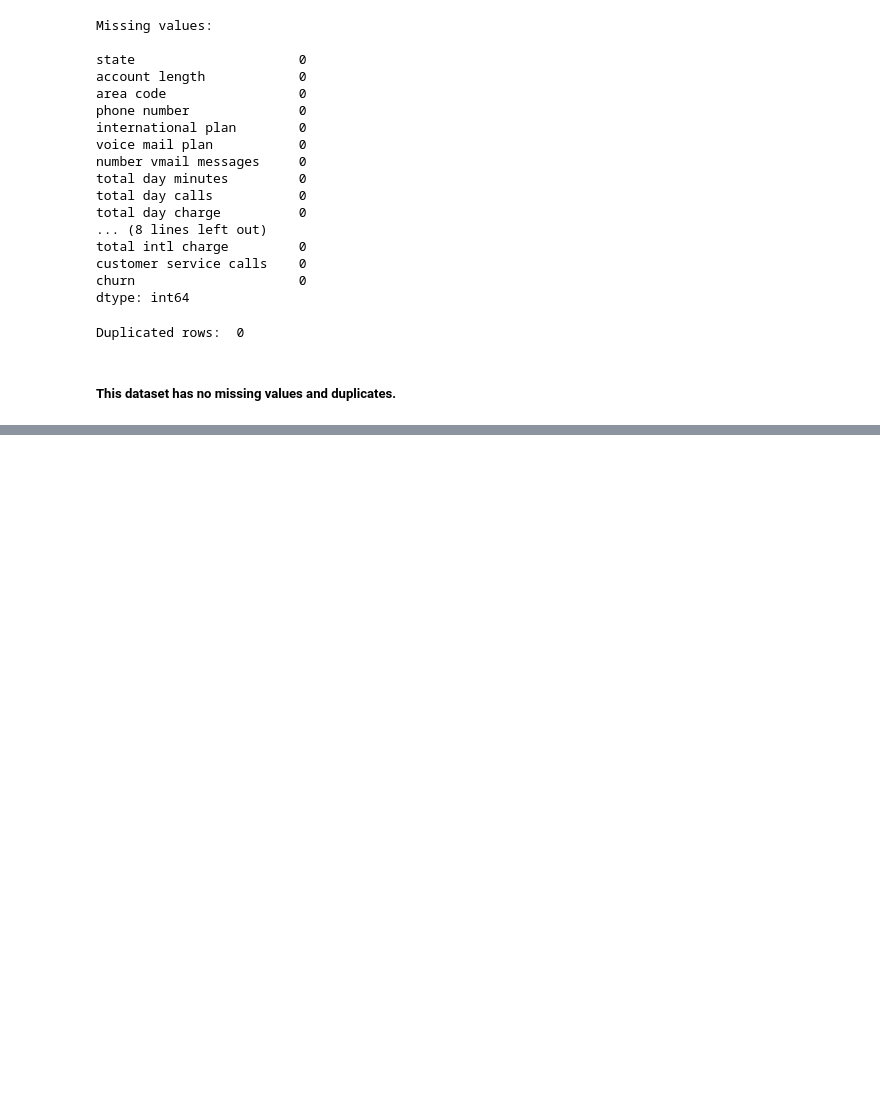
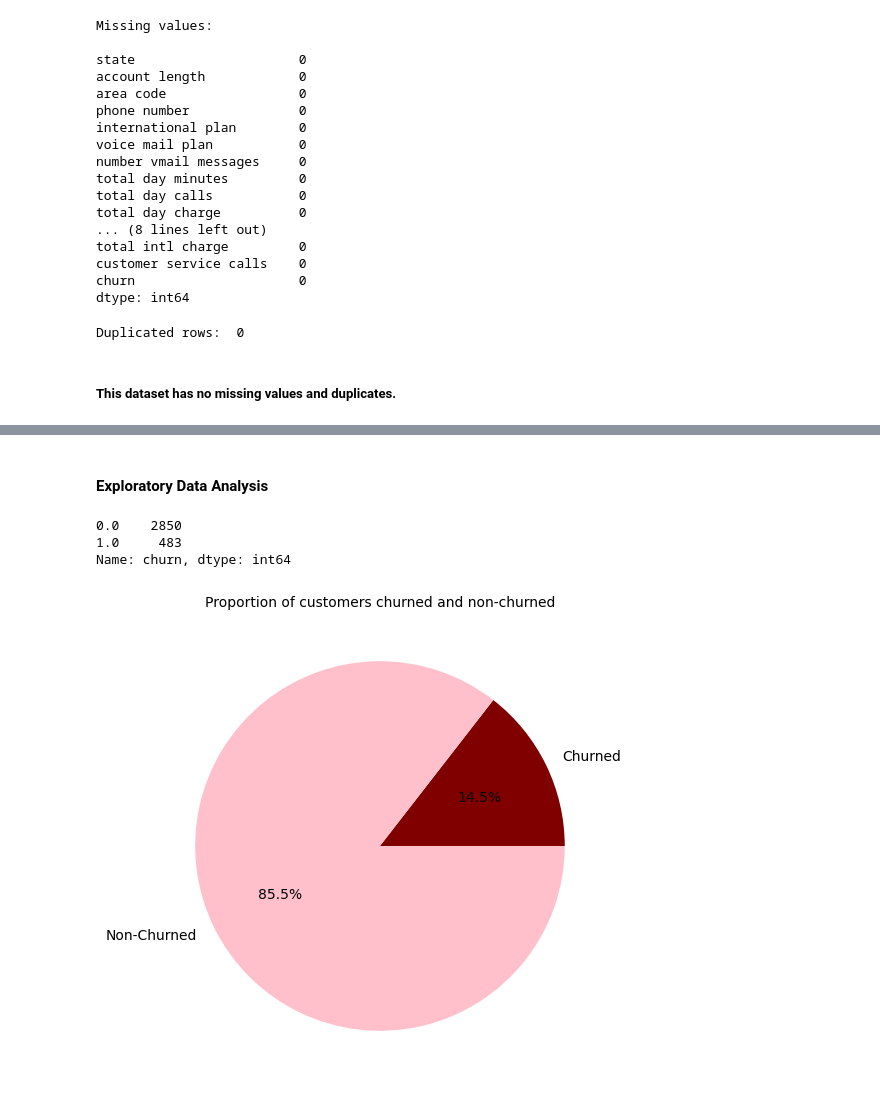
Before and after one commit to Emilly-Njue/Phase3-Project, a Jupyter notebook: customer_churn.ipynb, the cells around one changed output, grey strips where cells are left out. Drawn from its saved outputs; the diff is of its cells as text; code cells hidden in the pictures; blank space fills up the shorter version.

```diff
--- a/customer_churn.ipynb
+++ b/customer_churn.ipynb
@@ -99,3 +120,7 @@ print("Duplicated rows: ", data.duplicated().sum())
 Duplicated rows:  0
 # %% [markdown]
 ##### This dataset has no missing values and duplicates.
+# %%
+#Drop irrelevant columns
+data.drop(['phone number', 'account length'], axis=1, inplace=True)
+data
@@ -127,0 +191,20 @@ International Plan values:  ['no' 'yes']
+# %%
+#Convert the categorical columns (Churn, Voice mail plan and International plan) to numerical columns using Scikit Learn OrdinalEncoder
+
+from sklearn.preprocessing import OrdinalEncoder
+
+cat_columns = ['international plan', 'voice mail plan', 'churn']
+
+#Instantiate the OrdinalEncoder
+encoder = OrdinalEncoder()
+
+#Fit and transform the categorical columns
+encoded_data = encoder.fit_transform(data[cat_columns])
+
+# Create a new DataFrame with the encoded data
+encoded_df = pd.DataFrame(encoded_data, columns=cat_columns)
+
+# Replace the original categorical columns with the encoded columns in the original DataFrame
+data[cat_columns] = encoded_df
+
+data
@@ -127,0 +225,24 @@ International Plan values:  ['no' 'yes']
+# %% [markdown]
+#### Exploratory Data Analysis
+# %%
+data['churn'].value_counts()
+# %% [output]
+0.0    2850
+1.0     483
+Name: churn, dtype: int64
+# %%
+import matplotlib.pyplot as plt
+%matplotlib inline
+import seaborn as sns
+
+
+labels = 'Churned', 'Non-Churned'
+sizes = [data.churn[data['churn']==1].count(), data.churn[data['churn']==0].count()]
+colors = ['maroon', 'pink']
+
+fig1, ax = plt.subplots(figsize=(8, 6))
+ax.pie(sizes, labels=labels, autopct='%1.1f%%', colors=colors)
+plt.title("Proportion of customers churned and non-churned", size = 10)
+plt.show()
+# %% [output]
+[figure, added]
```
Also changed, not shown: parts of 8 cells of this notebook.
